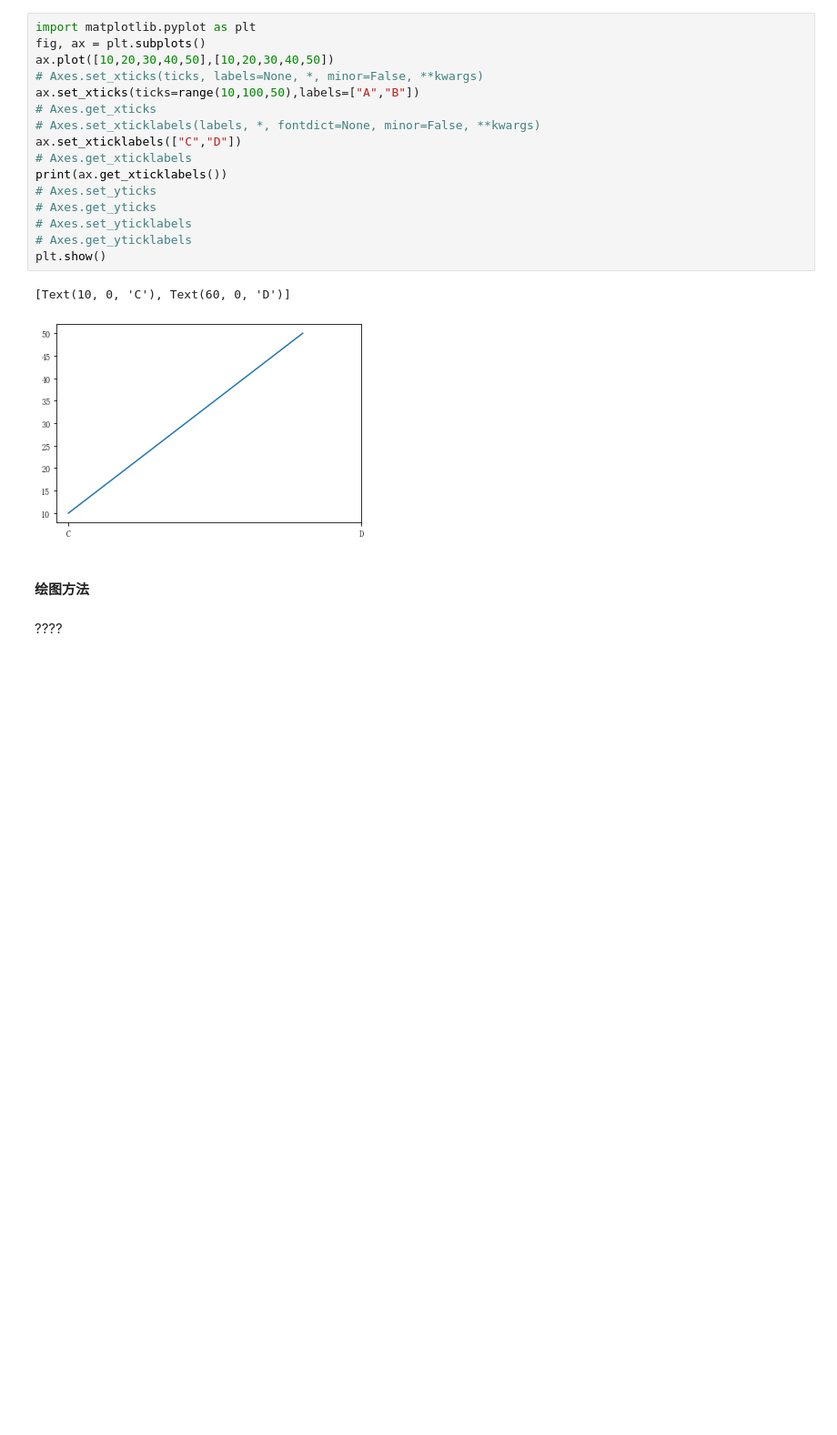
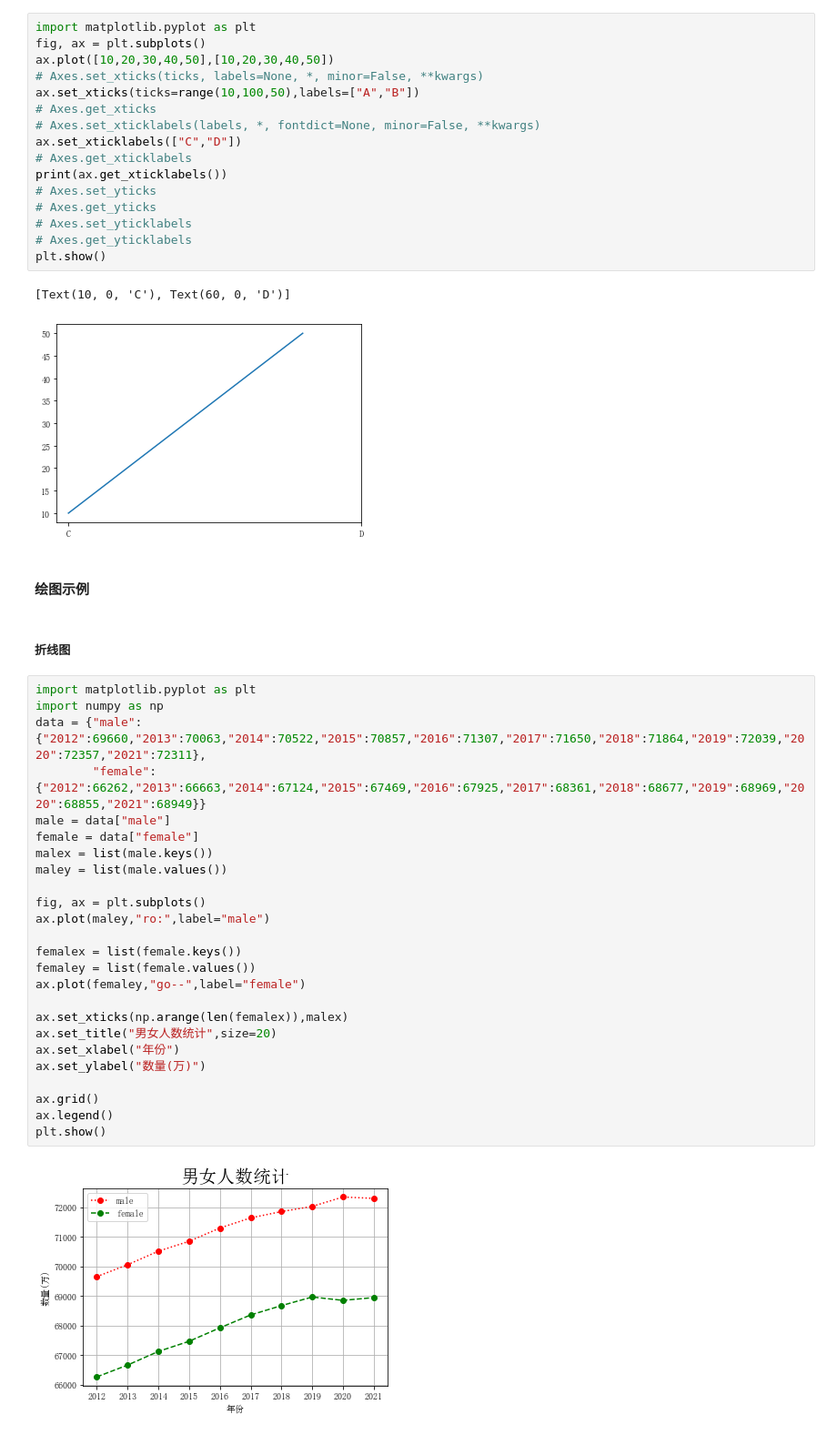
Before and after one commit to mtf0111/PythonDemo, a Jupyter notebook: demo_matplotlib.ipynb, the cells around one changed output. Shown at 91% size. Cells and saved outputs as stored; diff of their text form; blank space fills up the shorter version.

Commit message:
Pyplot 方法学习

```diff
--- a/demo_matplotlib.ipynb
+++ b/demo_matplotlib.ipynb
@@ -416,6 +416,33 @@ plt.show()
 [Text(10, 0, 'C'), Text(60, 0, 'D')]
 [figure]
 # %% [markdown]
-####  绘图方法
+####  绘图示例
 # %% [markdown]
-????
+##### 折线图
+# %%
+import matplotlib.pyplot as plt
+import numpy as np
+data = {"male":{"2012":69660,"2013":70063,"2014":70522,"2015":70857,"2016":71307,"2017":71650,"2018":71864,"2019":72039,"2020":72357,"2021":72311},
+        "female":{"2012":66262,"2013":66663,"2014":67124,"2015":67469,"2016":67925,"2017":68361,"2018":68677,"2019":68969,"2020":68855,"2021":68949}}
+male = data["male"]
+female = data["female"]
+malex = list(male.keys())
+maley = list(male.values())
+
+fig, ax = plt.subplots()
+ax.plot(maley,"ro:",label="male")
+
+femalex = list(female.keys())
+femaley = list(female.values())
+ax.plot(femaley,"go--",label="female")
+
+ax.set_xticks(np.arange(len(femalex)),malex)
+ax.set_title("男女人数统计",size=20)
+ax.set_xlabel("年份")
+ax.set_ylabel("数量(万)")
+
+ax.grid()
+ax.legend()
+plt.show()
+# %% [output]
+[figure, added]
```
Also changed, not shown: parts of 11 cells of this notebook.
